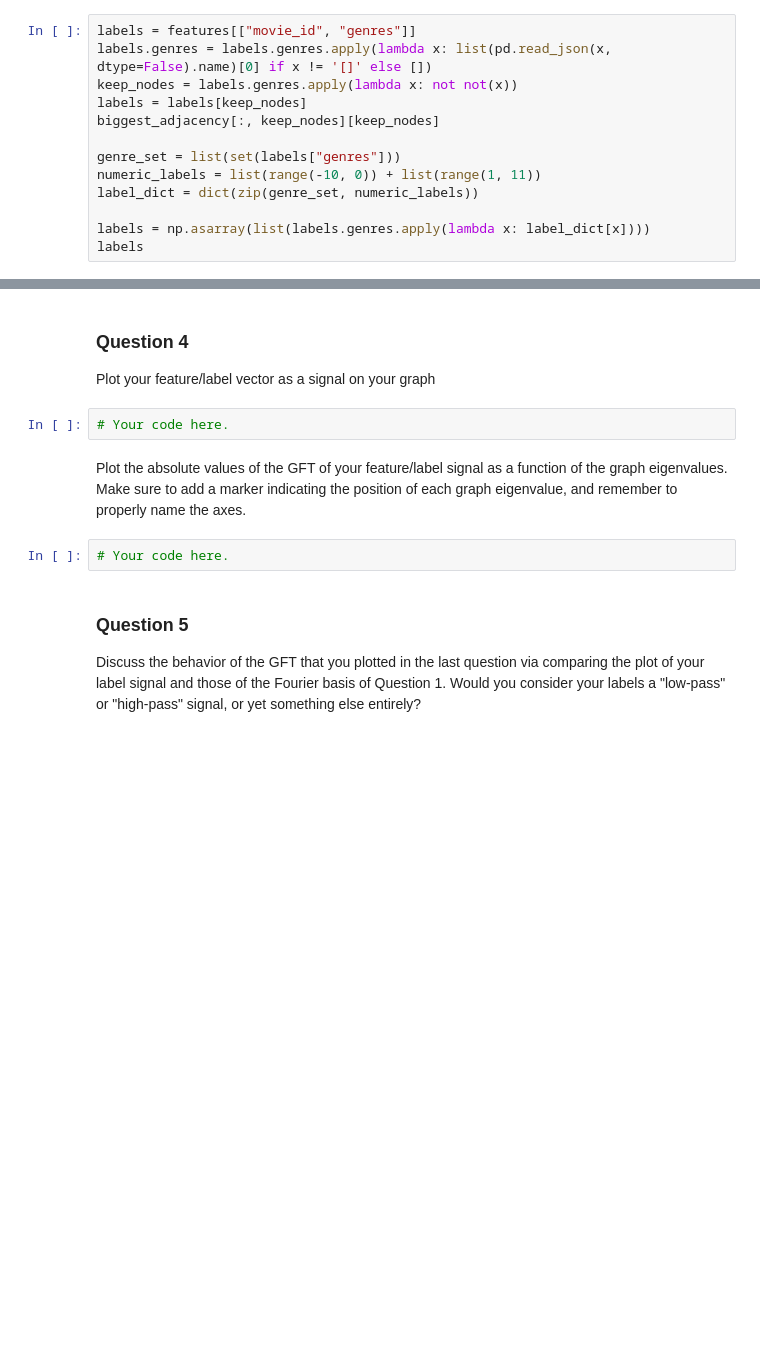
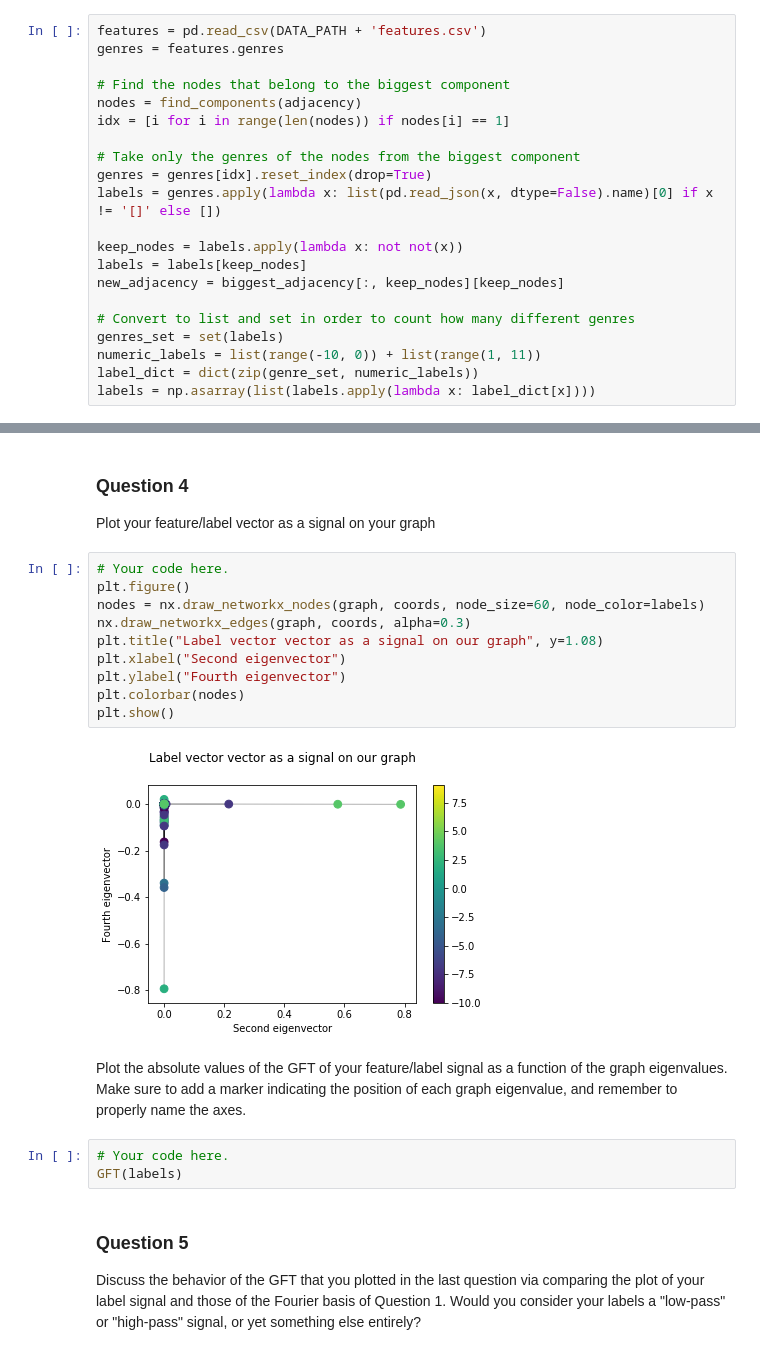
Before and after one commit to illorens/NTDS, a Jupyter notebook: 4_graph_signal_processing.ipynb, the cells around one changed output, grey strips where cells are left out. Drawn from its saved outputs; the diff is of its cells as text; blank space fills up the shorter version.

```diff
--- a/4_graph_signal_processing.ipynb
+++ b/4_graph_signal_processing.ipynb
@@ -150,15 +150,23 @@ nodes = find_components(adjacency)
 idx = [i for i in range(len(nodes)) if nodes[i] == 1]
 features = features.loc[idx]
 # %%
-labels = features[["movie_id", "genres"]]
-labels.genres = labels.genres.apply(lambda x: list(pd.read_json(x, dtype=False).name)[0] if x != '[]' else [])
-keep_nodes = labels.genres.apply(lambda x: not not(x))
+features = pd.read_csv(DATA_PATH + 'features.csv')
+genres = features.genres
+
+# Find the nodes that belong to the biggest component
+nodes = find_components(adjacency)
+idx = [i for i in range(len(nodes)) if nodes[i] == 1]
+
+# Take only the genres of the nodes from the biggest component
+genres = genres[idx].reset_index(drop=True)
+labels = genres.apply(lambda x: list(pd.read_json(x, dtype=False).name)[0] if x != '[]' else [])
+
+keep_nodes = labels.apply(lambda x: not not(x))
 labels = labels[keep_nodes]
-biggest_adjacency[:, keep_nodes][keep_nodes]
+new_adjacency = biggest_adjacency[:, keep_nodes][keep_nodes]
 
-genre_set = list(set(labels["genres"]))
+# Convert to list and set in order to count how many different genres
+genres_set = set(labels)
 numeric_labels = list(range(-10, 0)) + list(range(1, 11))
 label_dict = dict(zip(genre_set, numeric_labels))
-
-labels = np.asarray(list(labels.genres.apply(lambda x: label_dict[x])))
-labels
+labels = np.asarray(list(labels.apply(lambda x: label_dict[x])))
@@ -269,12 +274,23 @@ def iGFT(x):
 ### Question 4
 
 Plot your feature/label vector as a signal on your graph
-# %%
-# Your code here.
+# %%
+# Your code here.
+plt.figure()
+nodes = nx.draw_networkx_nodes(graph, coords, node_size=60, node_color=labels)
+nx.draw_networkx_edges(graph, coords, alpha=0.3)
+plt.title("Label vector vector as a signal on our graph", y=1.08)
+plt.xlabel("Second eigenvector")
+plt.ylabel("Fourth eigenvector")
+plt.colorbar(nodes)
+plt.show()
+# %% [output]
+[figure, added]
 # %% [markdown]
 Plot the absolute values of the GFT of your feature/label signal as a function of the graph eigenvalues. Make sure to add a marker indicating the position of each graph eigenvalue, and remember to properly name the axes.
 # %%
 # Your code here.
+GFT(labels)
 # %% [markdown]
 ### Question 5
 
```
Also changed, not shown: parts of 3 cells of this notebook.
